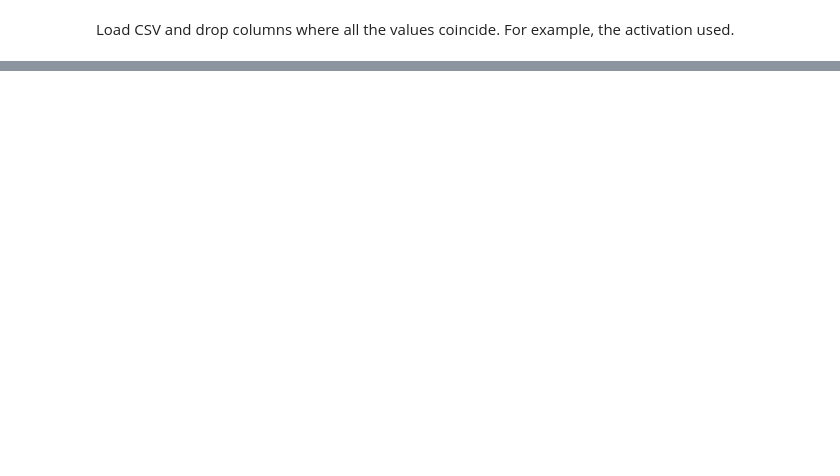
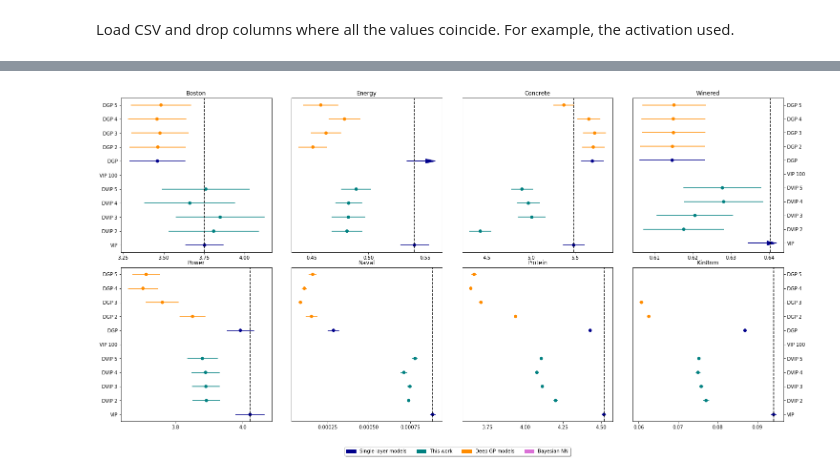
Before and after one commit to Ludvins/DeepVIP, a Jupyter notebook: results/see_results.ipynb, the cells around one changed output, grey strips where cells are left out. Saved outputs shown, nothing was run; the diff lists cells and outputs as text; code cells hidden in the pictures; blank space fills up the shorter version.

```diff
--- a/results/see_results.ipynb
+++ b/results/see_results.ipynb
@@ -224,0 +13,3 @@ plt.show()
+# %%
+df = pd.read_csv("dvip.csv")
+df = df.loc[:, (df != df.iloc[0]).any()]
@@ -224,0 +18,5 @@ plt.show()
+# %%
+def std(x):
+    return np.std(x)/np.sqrt(len(x))
+full_df = df.groupby(["dataset_name", "vip_layers", "epochs", "bnn_structure", "dropout", "zero_mean_prior", "prior_kl", "fix_prior_noise"]).agg(["mean", std])
+full_df
@@ -224,0 +83,4 @@ plt.show()
+# %%
+vip = full_df.query("zero_mean_prior == False and epochs == 40000 and bnn_structure == '[10]' and dropout == 0.1")
+#vip =  full_df.query("prior_kl == True and bnn_structure == '[10]'")
+vip
@@ -224,0 +258,18 @@ plt.show()
+# %%
+dataset_names = ["boston", "energy", "concrete", "winered", "power", "naval", "protein", "kin8nm"]
+model_names = ["VIP", "DVIP 2", "DVIP 3", "DVIP 4", "DVIP 5", "VIP 100", "DGP", "DGP 2", "DGP 3", "DGP 4", "DGP 5"]
+colors = {"VIP": "darkblue",
+          "DVIP 2": "teal",
+          "DVIP 3": "teal",
+          "DVIP 4": "teal",
+          "DVIP 5": "teal",
+          "VIP 100": "darkblue",
+          "DGP": "darkblue",
+          "DGP 2": "darkorange",
+          "DGP 3": "darkorange",
+          "DGP 4": "darkorange",
+          "DGP 5": "darkorange"}
+# %%
+plot_datasets(dataset_names, model_names, colors, "RMSE")
+# %% [output]
+[figure, added]
```
Also changed, not shown: parts of 43 cells of this notebook, 16 other files.
